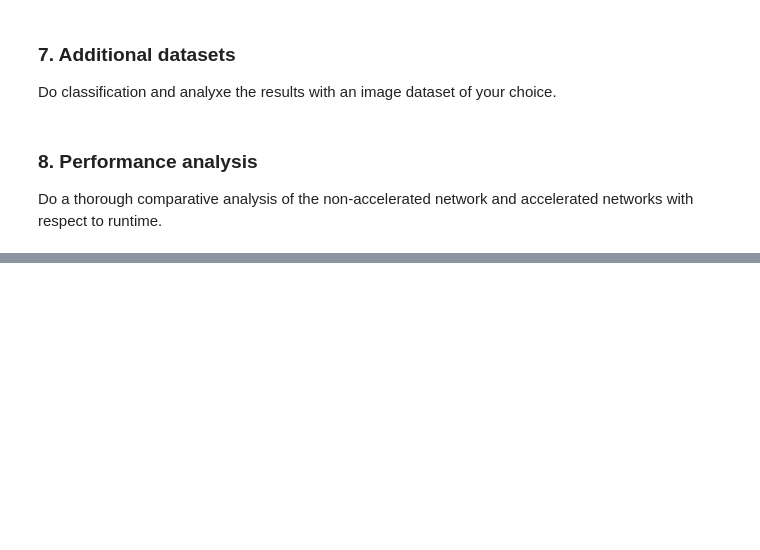
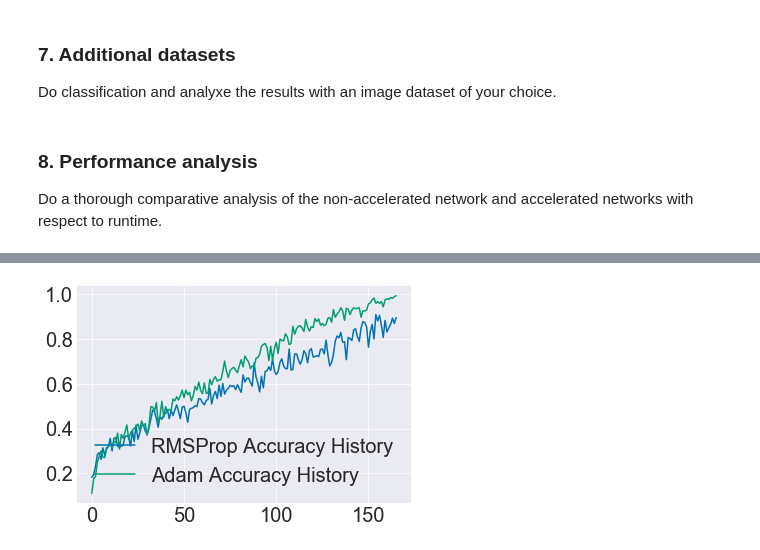
Before and after one commit to ejseal21/NeuralNetworks, a Jupyter notebook: project3/optimize_and_train_cnn.ipynb, the cells around one changed output, grey strips where cells are left out. Drawn from its saved outputs; the diff is of its cells as text; code cells hidden in the pictures; blank space fills up the shorter version.

```diff
--- a/project3/optimize_and_train_cnn.ipynb
+++ b/project3/optimize_and_train_cnn.ipynb
@@ -607,0 +657,7 @@ Do a thorough comparative analysis of the non-accelerated network and accelerate
+# %%
+plt.plot(rms.train_acc_history, label="RMSProp Accuracy History")
+plt.plot(net.train_acc_history, label="Adam Accuracy History")
+plt.legend()
+plt.show()
+# %% [output]
+[figure, added]
```
Also changed, not shown: parts of 9 cells of this notebook, 2 other files.
